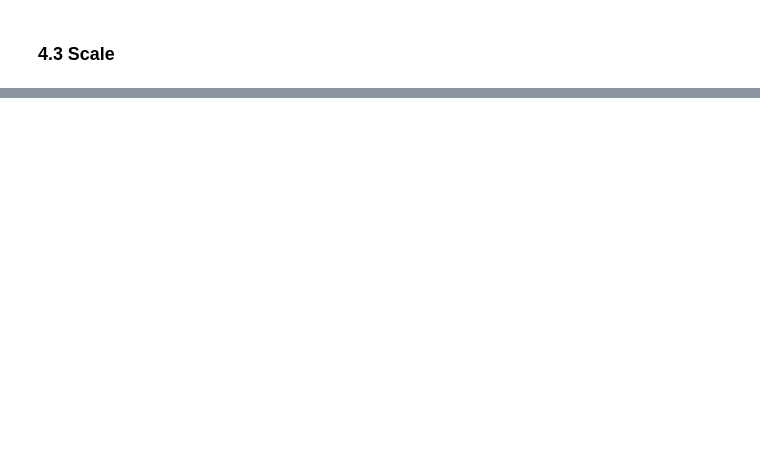
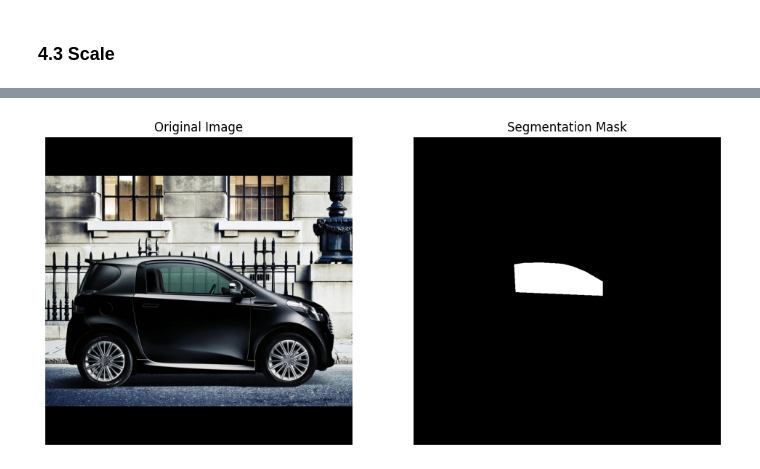
Before and after one commit to Tiazzo/Safety-System-Design, a Jupyter notebook: notebooks/preprocess.ipynb, the cells around one changed output, grey strips where cells are left out. Drawn from its saved outputs; the diff is of its cells as text; code cells hidden in the pictures; blank space fills up the shorter version.

```diff
--- a/notebooks/preprocess.ipynb
+++ b/notebooks/preprocess.ipynb
@@ -630,0 +816,25 @@ scale_all_images_and_labels(
+# %%
+def visualize_mask(image_path, mask_path):
+    """
+    Visualizes the original image and its corresponding mask.
+
+    Parameters:
+        image_path (str): Path to the input image.
+        mask_path (str): Path to the binary mask.
+    """
+    image = cv2.imread(image_path)
+    image = cv2.cvtColor(image, cv2.COLOR_BGR2RGB)
+    mask = cv2.imread(mask_path, cv2.IMREAD_GRAYSCALE)
+
+    plt.figure(figsize=(12, 6))
+    plt.subplot(1, 2, 1)
+    plt.imshow(image)
+    plt.title("Original Image")
+    plt.axis("off")
+
+    plt.subplot(1, 2, 2)
+    plt.imshow(mask, cmap="gray")
+    plt.title("Segmentation Mask")
+    plt.axis("off")
+
+    plt.show()
@@ -630,0 +898,5 @@ scale_all_images_and_labels(
+# %%
+# Change the paths to visualize a different mask
+visualize_mask("../data/model_training/images/A_Ast_01.jpg", "../data/model_training/masks/A_Ast_01.png")
+# %% [output]
+[figure, added]
```
Also changed, not shown: parts of 41 cells of this notebook, 1 other file.
